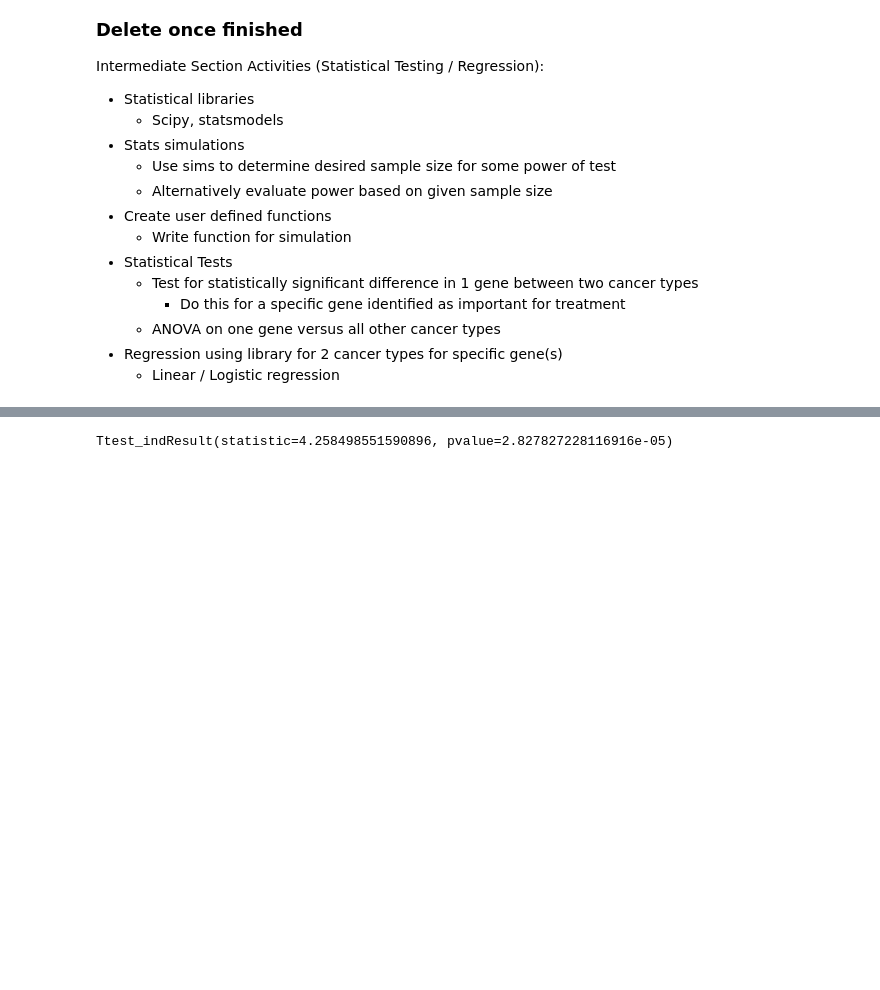
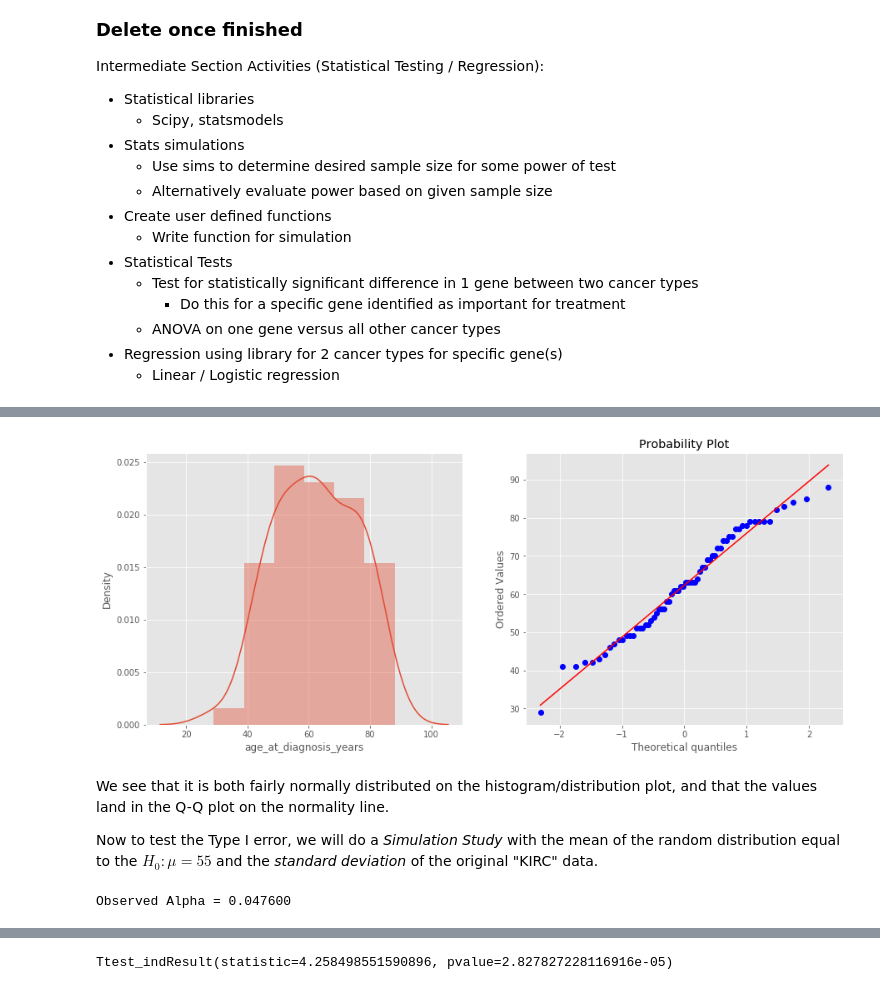
Before and after one commit to fredhutchio/ml-pancancer-example, a Jupyter notebook: Notebook 2 - Intermediate.ipynb, the cells around one changed output, grey strips where cells are left out. Saved outputs shown, nothing was run; the diff lists cells and outputs as text; code cells hidden in the pictures; blank space fills up the shorter version.

Commit message:
added simulation studies and confidence interval information and functions to notebook 2

```diff
--- a/Notebook 2 - Intermediate.ipynb
+++ b/Notebook 2 - Intermediate.ipynb
@@ -432,0 +405,12 @@ Let's use the scipy function for two independent sample t test, it takes both sa
+# %%
+# get subset for only the KIRC values
+kirc_data = data.loc[data.cancer_type=='KIRC']
+
+mu_k_age = np.mean(kirc_data['age_at_diagnosis_years']) # mean age of the KIRC data
+sd_k_age = np.std(kirc_data['age_at_diagnosis_years'], ddof=1) # standard Dev of age for KIRC data, needs ddof = 1 for sample
+n_k = len(kirc_data) # number of samples in KIRC data
+
+t = (mu_k_age - 55)/(sd_k_age/np.sqrt(n_k)) # calculating the t-statitic value from formula
+pval = 2*(1 - stats.t.cdf(np.abs(t), df=n_k-1)) # two-sided pvalue
+
+print('t-statistic: {0:5f} \np-value : {1:5f}'.format(t, pval))
@@ -432,0 +435,17 @@ Let's use the scipy function for two independent sample t test, it takes both sa
+# %%
+# setting figure parameters for size
+fig_dims = (15, 6)
+fig, ax = plt.subplots(1,2,figsize=fig_dims)
+
+#Distribution from seaborn
+sns.distplot(kirc_data['age_at_diagnosis_years'], kde=True, ax=ax[0]);
+
+#QQ-plot plot from stats
+stats.probplot(kirc_data['age_at_diagnosis_years'], dist="norm", plot=ax[1])
+plt.show()
+# %% [output]
+[figure, added]
+# %% [markdown]
+We see that it is both fairly normally distributed on the histogram/distribution plot, and that the values land in the Q-Q plot on the normality line.
+
+Now to test the Type I error, we will do a _Simulation Study_ with the mean of the random distribution equal to the __$H_{0}: \mu=55$__ and the _standard deviation_ of the original "KIRC" data.
@@ -432,0 +470,10 @@ Let's use the scipy function for two independent sample t test, it takes both sa
+# %%
+# we set a 'seed' number so that we can reproduce the random variable
+np.random.seed(2)
+
+# Checking the Type I error value from simulations
+# we use mean to calculate this from the array returned by the function
+print("Observed Alpha = {0:5f}".
+      format(np.mean(one_sample_simulation_values(N=5000,n=n_k,mu=55,mu_0=55,sd_0=sd_k_age,alpha=.025))))
+# %% [output]
+Observed Alpha = 0.047600
```
Also changed, not shown: parts of 50 cells of this notebook.
